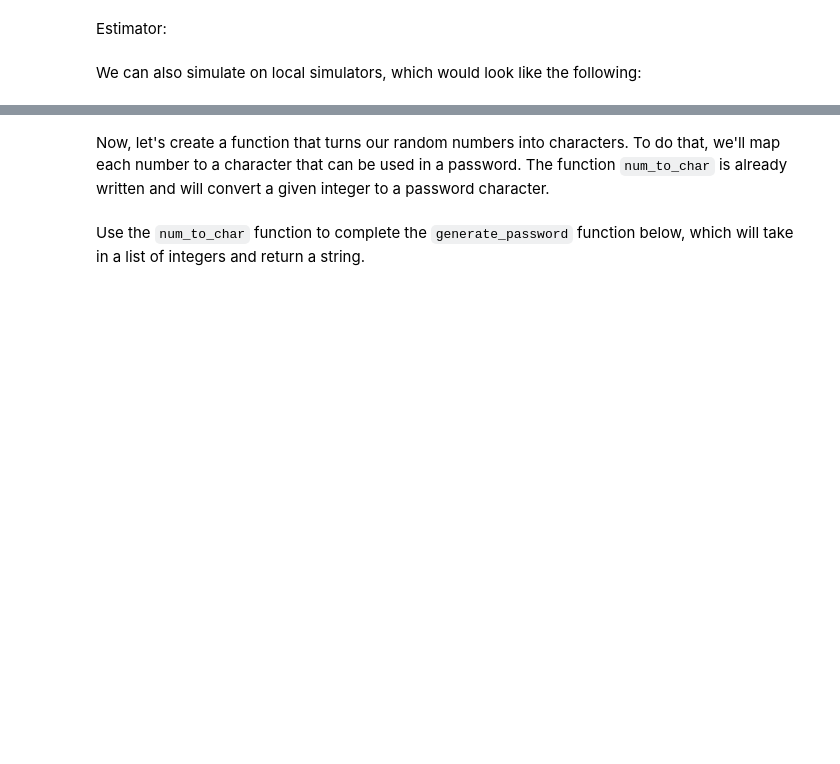
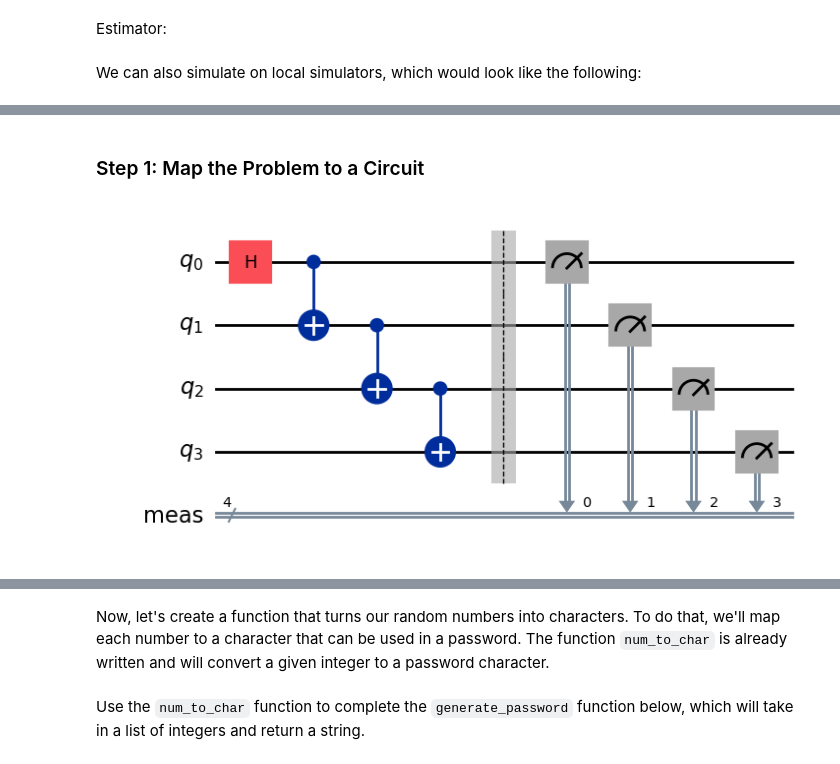
Before and after one commit to Watcher1223/CS-123-tutorial, a Jupyter notebook: qcqiskit.ipynb, the cells around one changed output, grey strips where cells are left out. Cells and saved outputs as stored; diff of their text form; code cells hidden in the pictures; blank space fills up the shorter version.

```diff
--- a/qcqiskit.ipynb
+++ b/qcqiskit.ipynb
@@ -397,0 +510,18 @@ Once we have our quantum circuit and observables. They have to be transpiled in
+# %% [markdown]
+### Step 1: Map the Problem to a Circuit
+# %%
+# Quantum circuit with 4 quantum channels (classical channels to be added later)
+ghz_s = QuantumCircuit(4)
+
+# Create the circuit for a 4-qubit GHZ state
+ghz_s.h(0)
+for i in range(3):
+    ghz_s.cx(i, i+1)
+
+
+# We need to measure the state and store it
+ghz_s.measure_all() # measure_all adds the classical channels by default
+
+ghz_s.draw('mpl')
+# %% [output]
+[figure, added]
```
Also changed, not shown: parts of 48 cells of this notebook, 1 other file.
